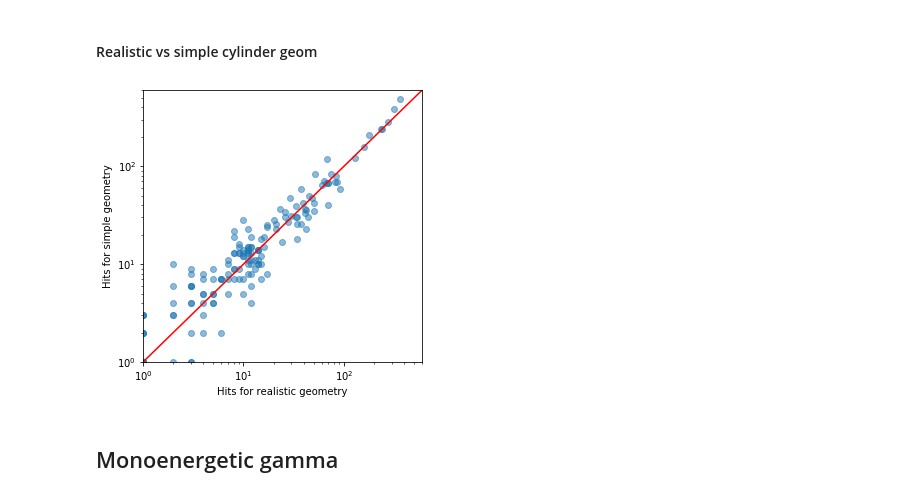
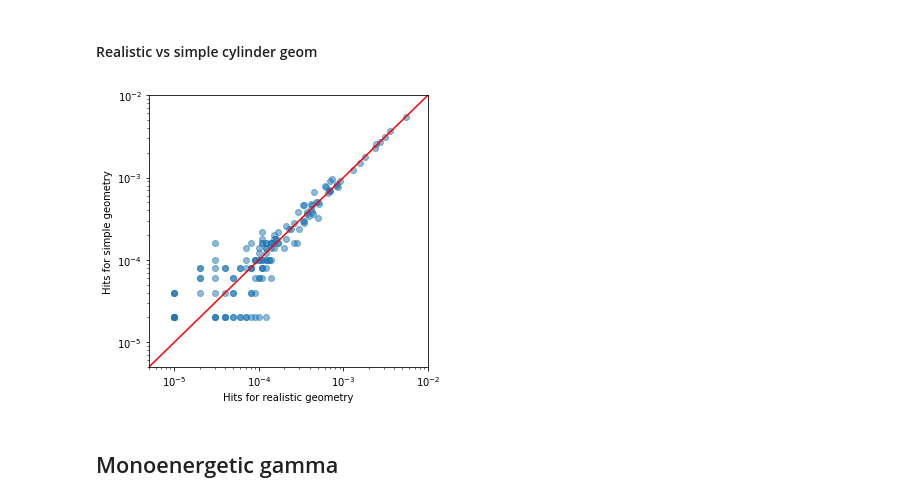
Before and after one commit to Balazzs/HPGECalorimeter, a Jupyter notebook: Analysis.ipynb, the cells around one changed output. Saved outputs shown, nothing was run; the diff lists cells and outputs as text; code cells hidden in the pictures.

```diff
--- a/Analysis.ipynb
+++ b/Analysis.ipynb
@@ -389,27 +391,33 @@ plt.savefig("figures/U_238_table_real_geom.svg", bbox_layout="tight")
 [figure]
 # %% [markdown]
 #### Realistic vs simple cylinder geom
+# %%
+data_table_simple_geom = read_with_angle("data/distance_table_simple_geom/5/", num_threads=8)
 # %%
-vals_1, bins_1 = np.histogram(data_geom_U238_table["Energy"], bins=200)
-vals_2, bins_2 = np.histogram(data_U238_table["Energy"], bins=200)
+vals_real  , bins_real   = np.histogram(data_table_real_geom["Energy"]  , bins=200)
+vals_simple, bins_simple = np.histogram(data_table_simple_geom["Energy"], bins=200)
+
+#normalize
+vals_real   = vals_real   / vals_real.sum()
+vals_simple = vals_simple / vals_simple.sum()
 
 plt.figure(figsize=(5,5))
 
-plt.scatter(vals_1, vals_2, alpha=0.5)
+plt.scatter(vals_real, vals_simple, alpha=0.5)
 
 plt.xlabel("Hits for realistic geometry")
 plt.ylabel("Hits for simple geometry")
 
 plt.xscale("log")
 plt.yscale("log")
-plt.xlim(1,600)
-plt.ylim(1,600)
+plt.xlim(5e-6,1e-2)
+plt.ylim(5e-6,1e-2)
 
 plt.plot([0,600], [0, 600], color="red");
 
 plt.savefig("figures/U_238_table_simple_vs_real_geom.svg", bbox_layout="tight")
 # %% [output]
-[figure, old version]
+[figure, new version]
 # %% [markdown]
 ## Monoenergetic gamma
 # %%
```
Also changed, not shown: parts of 7 cells of this notebook.
